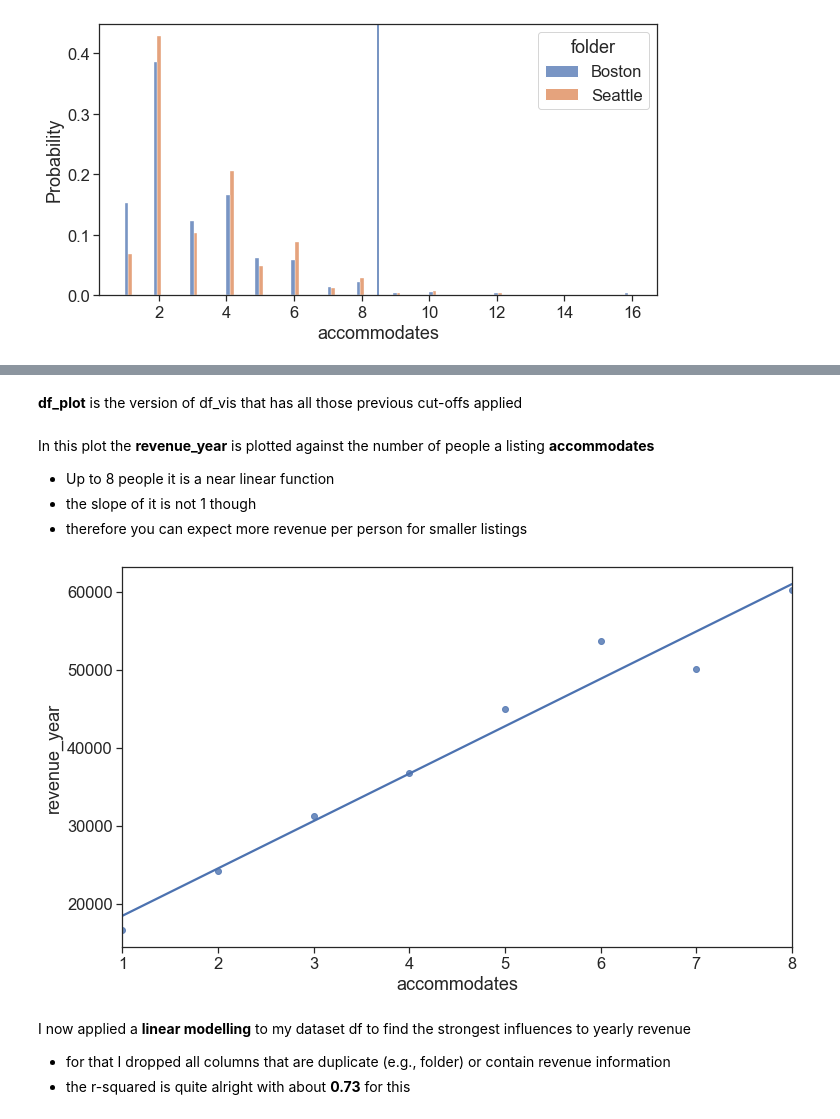
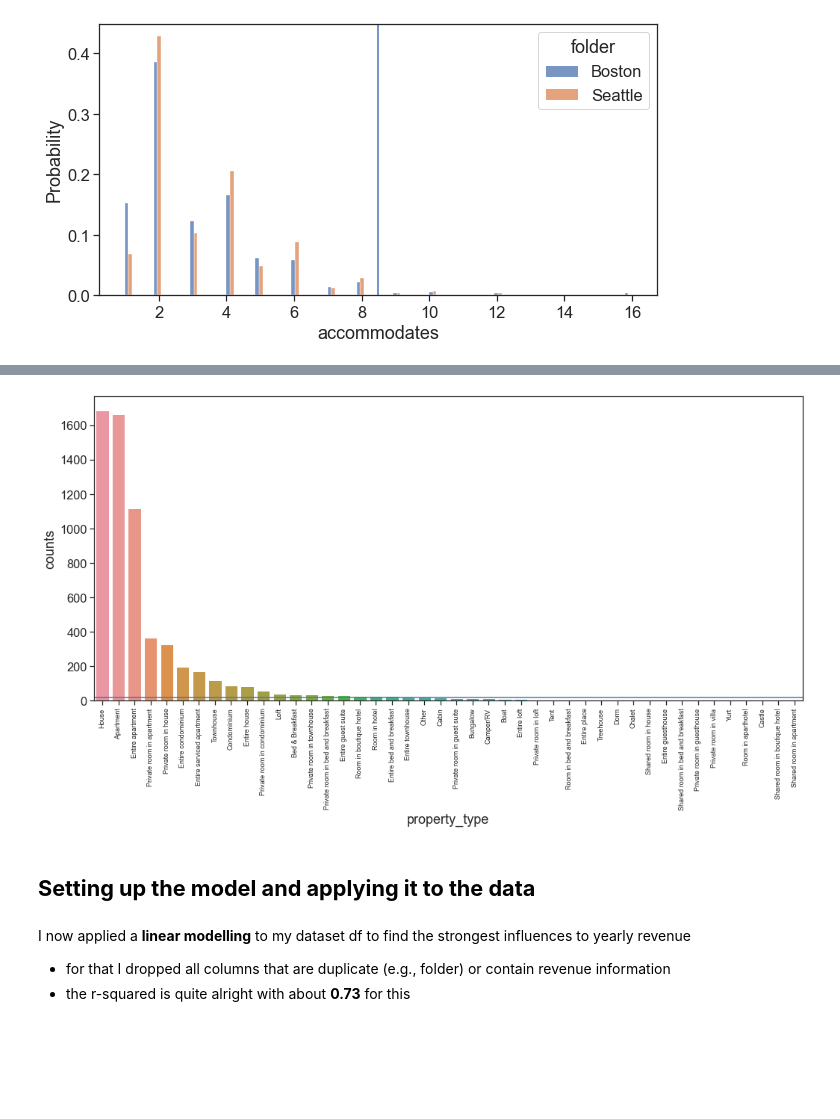
Before and after one commit to snkrause/airbnb_revenue, a Jupyter notebook: 2021_02_Krause_Blogpost.ipynb, the cells around one changed output, grey strips where cells are left out. Cells and saved outputs as stored; diff of their text form; code cells hidden in the pictures; blank space fills up the shorter version.

```diff
--- a/2021_02_Krause_Blogpost.ipynb
+++ b/2021_02_Krause_Blogpost.ipynb
@@ -79,2 +90,0 @@ plt.show()
-# %% [markdown]
-<b>df_plot</b> is the version of df_vis that has all those previous cut-offs applied
@@ -86,14 +91,14 @@ df_plot=df_plot[~df_plot['neighbourhood_cleansed'].isin(remove_list)]
-# %% [markdown]
-In this plot the <b>revenue_year</b> is plotted against the number of people a listing <b>accommodates</b>
-- Up to 8 people it is a near linear function
-- the slope of it is not 1 though
-- therefore you can expect more revenue per person for smaller listings
-# %%
-plt.figure(figsize=(12,7))
-p5=sns.regplot(data=df_plot.groupby(by=['accommodates'], as_index=False)['revenue_year'].mean(), x="accommodates", y="revenue_year",ci=None)#, hue="folder")
-plt.show()
-# %% [output]
-[figure, removed]
+# %%
+property_type=df_vis['property_type'].value_counts().reset_index().rename(columns={'index':'property_type', 'property_type':'counts'})
+plt.figure(figsize=(17,7.5))
+p3=sns.barplot(x="property_type", y="counts", data=property_type)
+p3.axhline(20)
+plt.xticks(rotation=90, fontsize=9)
+plt.show()
+# %% [output]
+[figure, added]
+# %% [markdown]
+## <b>Setting up the model and applying it to the data
 # %% [markdown]
 I now applied a <b>linear modelling</b> to my dataset df to find the strongest influences to yearly revenue
 - for that I dropped all columns that are duplicate (e.g., folder) or contain revenue information
```
Also changed, not shown: parts of 23 cells of this notebook, 1 other file.
